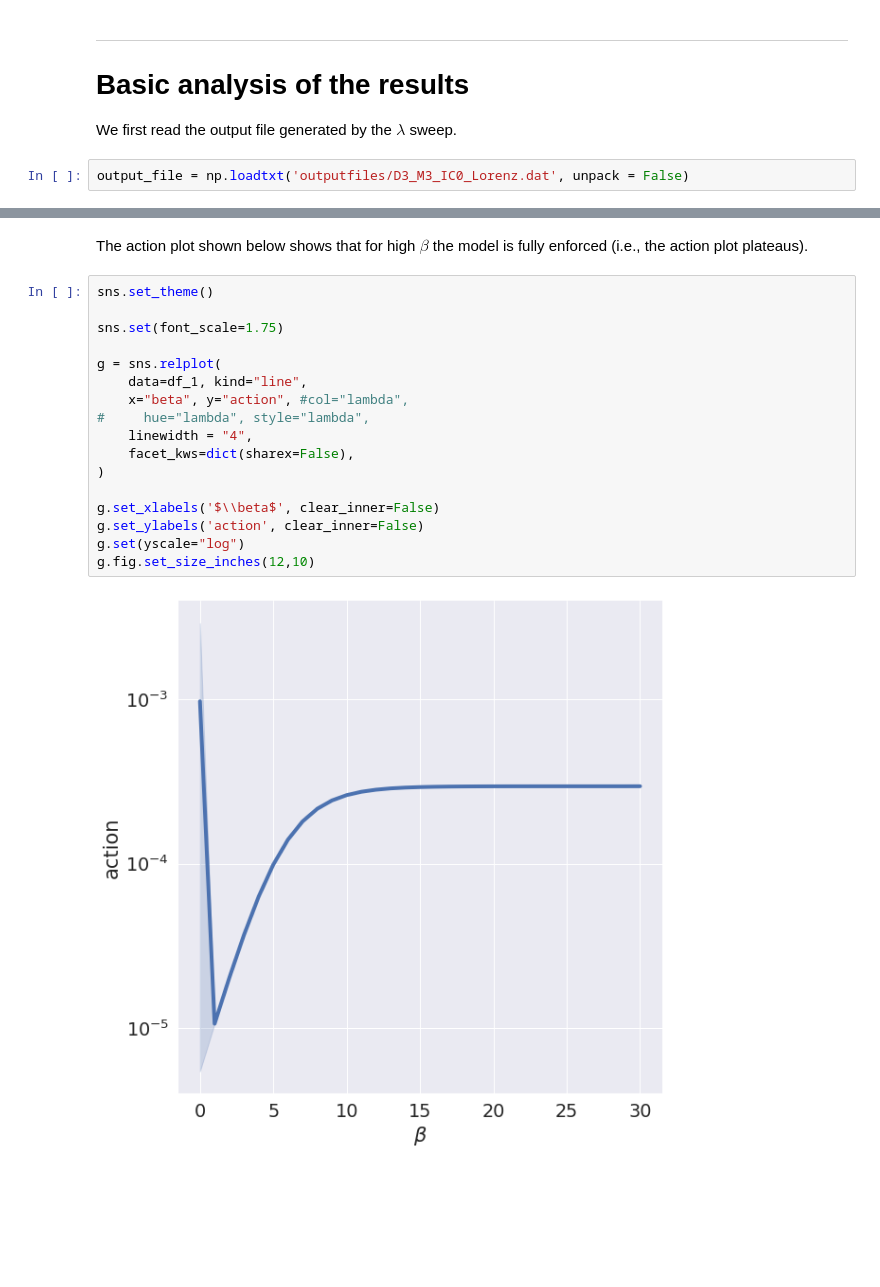
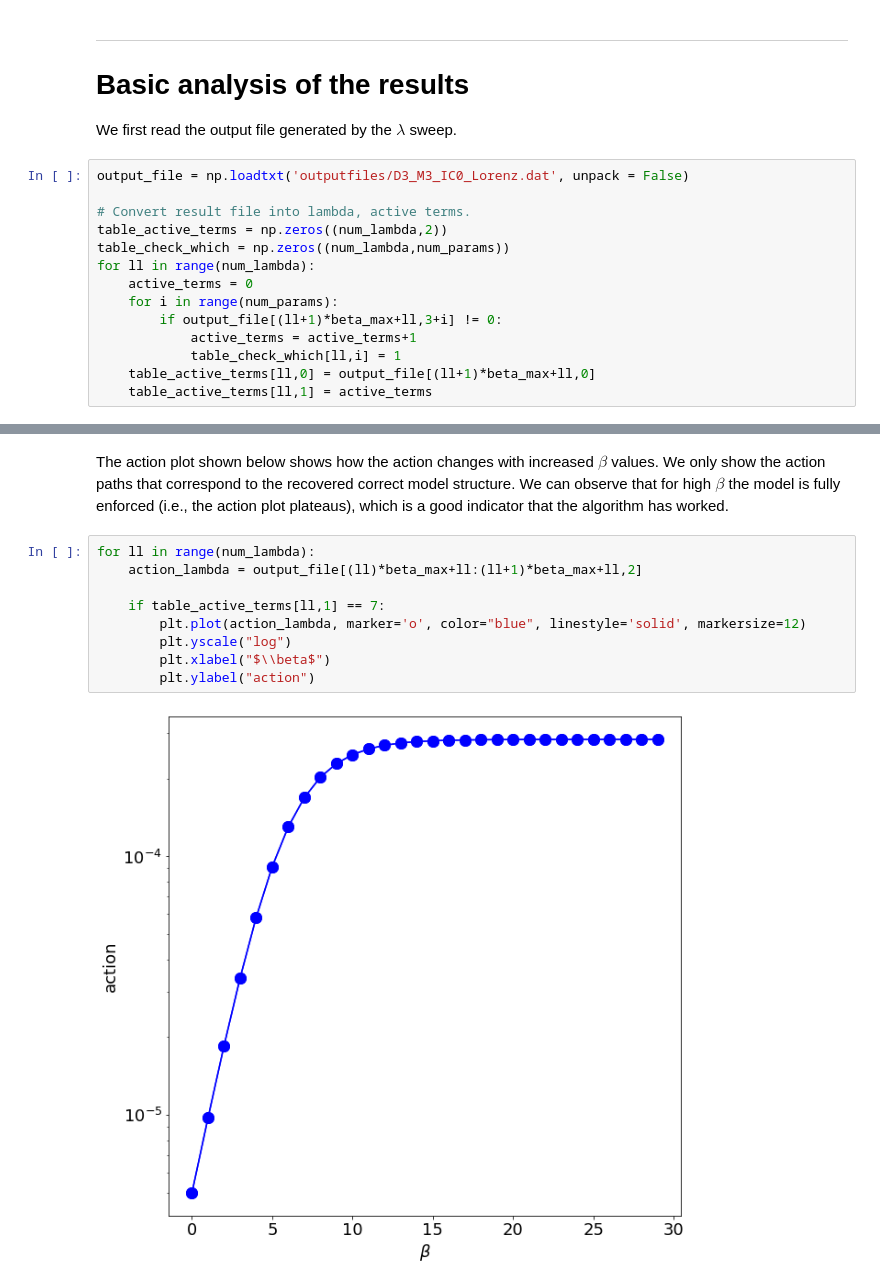
Before and after one commit to hribera/DAHSI, a Jupyter notebook: Example_Notebook/Lorenz_Walkthrough.ipynb, the cells around one changed output, grey strips where cells are left out. Saved outputs shown, nothing was run; the diff lists cells and outputs as text; blank space fills up the shorter version.

```diff
--- a/Example_Notebook/Lorenz_Walkthrough.ipynb
+++ b/Example_Notebook/Lorenz_Walkthrough.ipynb
@@ -463,3 +450,15 @@ Iteration #12: \lambda = 0.002048
 We first read the output file generated by the $\lambda$ sweep.
 # %%
 output_file = np.loadtxt('outputfiles/D3_M3_IC0_Lorenz.dat', unpack = False)
+
+# Convert result file into lambda, active terms.
+table_active_terms = np.zeros((num_lambda,2))
+table_check_which = np.zeros((num_lambda,num_params))
+for ll in range(num_lambda):
+    active_terms = 0
+    for i in range(num_params):
+        if output_file[(ll+1)*beta_max+ll,3+i] != 0:
+            active_terms = active_terms+1
+            table_check_which[ll,i] = 1
+    table_active_terms[ll,0] = output_file[(ll+1)*beta_max+ll,0]
+    table_active_terms[ll,1] = active_terms
@@ -490,24 +465,16 @@ df_2 = pd.DataFrame(data=table_active_terms, columns=columns_2)
 # %% [markdown]
-The action plot shown below shows that for high $\beta$ the model is fully enforced (i.e., the action plot plateaus).
+The action plot shown below shows how the action changes with increased $\beta$ values. We only show the action paths that correspond to the recovered correct model structure. We can observe that for high $\beta$ the model is fully enforced (i.e., the action plot plateaus), which is a good indicator that the algorithm has worked.
-# %%
-sns.set_theme()
-
-sns.set(font_scale=1.75)
-
-g = sns.relplot(
-    data=df_1, kind="line",
-    x="beta", y="action", #col="lambda",
-#     hue="lambda", style="lambda",
-    linewidth = "4",
-    facet_kws=dict(sharex=False),
-)
-
-g.set_xlabels('$\\beta$', clear_inner=False)
-g.set_ylabels('action', clear_inner=False)
-g.set(yscale="log")
-g.fig.set_size_inches(12,10)
-# %% [output]
-[figure, removed]
+# %%
+for ll in range(num_lambda):
+    action_lambda = output_file[(ll)*beta_max+ll:(ll+1)*beta_max+ll,2]
+
+    if table_active_terms[ll,1] == 7:
+        plt.plot(action_lambda, marker='o', color="blue", linestyle='solid', markersize=12)
+        plt.yscale("log")
+        plt.xlabel("$\\beta$")
+        plt.ylabel("action")
+# %% [output]
+[figure, added]
 # %% [markdown]
 ## Models recovered
 
```
Also changed, not shown: parts of 10 cells of this notebook.
